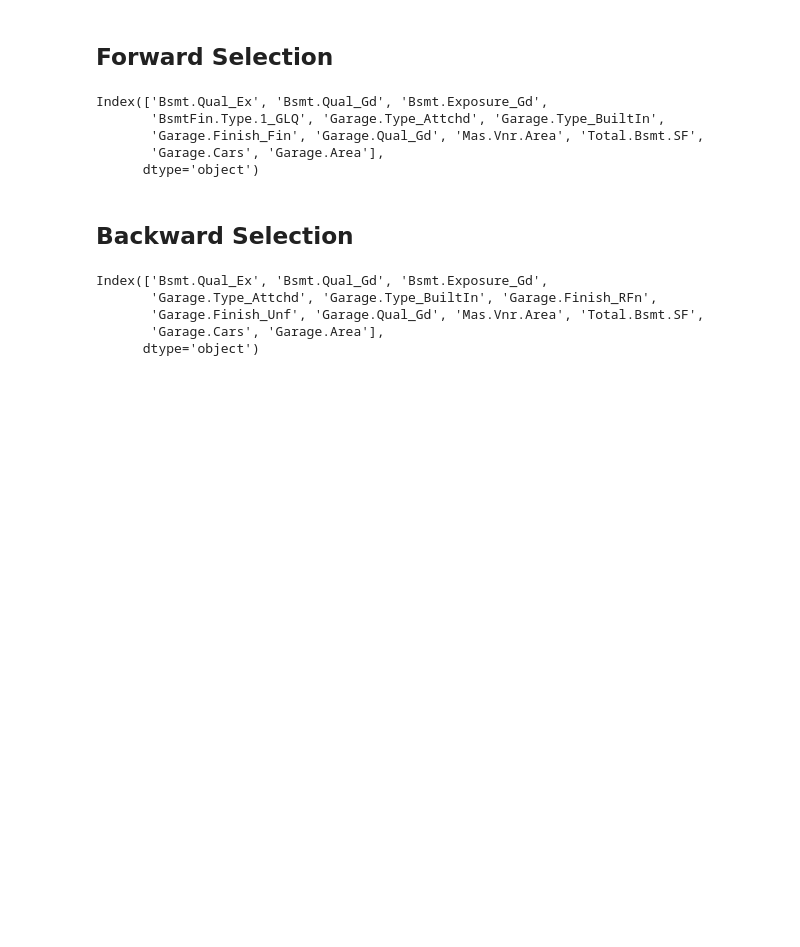
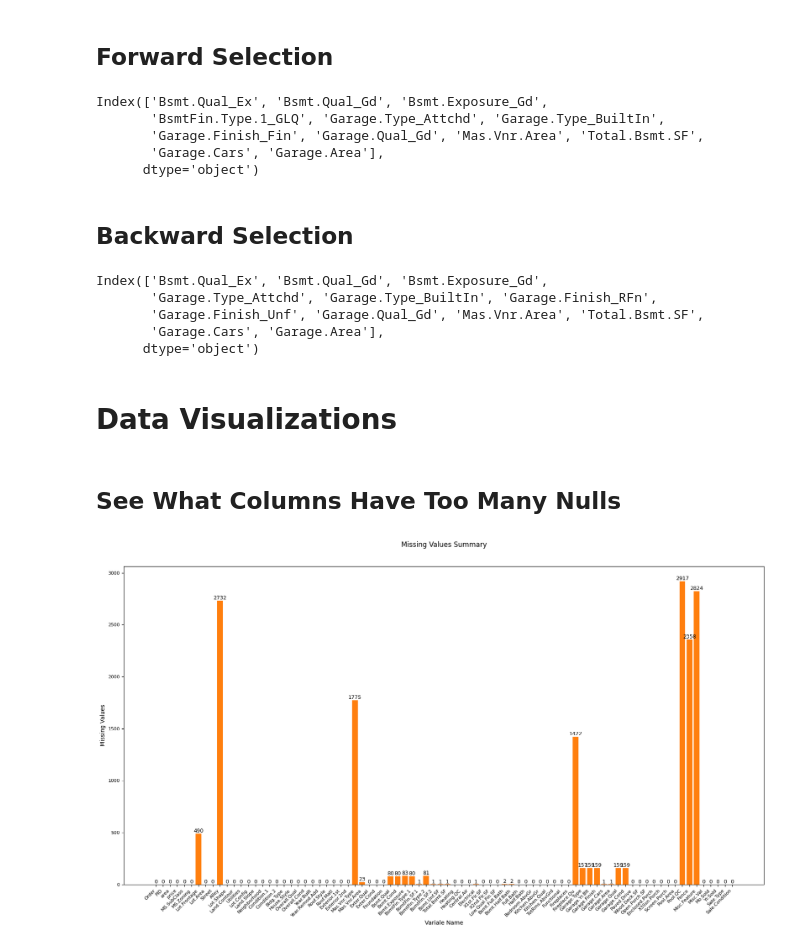
Before and after one commit to CategorIAN/CSCI550MP2, a Jupyter notebook: nb2.ipynb, the cells around one changed output. Drawn from its saved outputs; the diff is of its cells as text; code cells hidden in the pictures; blank space fills up the shorter version.

```diff
--- a/nb2.ipynb
+++ b/nb2.ipynb
@@ -79,3 +127,36 @@ Index(['Bsmt.Qual_Ex', 'Bsmt.Qual_Gd', 'Bsmt.Exposure_Gd',
        'Garage.Finish_Unf', 'Garage.Qual_Gd', 'Mas.Vnr.Area', 'Total.Bsmt.SF',
        'Garage.Cars', 'Garage.Area'],
       dtype='object')
+# %% [markdown]
+# Data Visualizations
+# %% [markdown]
+## See What Columns Have Too Many Nulls
+# %%
+# Check for missing values
+missing_values = data.isnull().sum()
+
+# Creat the figure and specify the size
+plt.figure(figsize=(20, 10))
+
+# Create the bar chart
+bars = plt.bar(missing_values.index, missing_values.values)
+plt.bar(missing_values.index, missing_values.values)
+plt.xlabel('Variale Name')
+plt.ylabel('Missing Values')
+plt.title('Missing Values Summary', y=1.05)
+
+# Rotate x-axis labels for better visibility and reduce font size
+plt.xticks(rotation=45, ha='right', fontsize=8)  # Adjust the rotation angle and font size as needed
+plt.yticks(fontsize=8)
+
+# Add the actual values on top of each bar
+for bar in bars:
+    yval = bar.get_height()
+    plt.text(bar.get_x() + bar.get_width()/2, yval, round(yval, 2), ha='center', va='bottom', color='black', fontsize=9)
+
+# Save the plot as an image (PNG format in this example)
+#plt.savefig('Ams_missing_values_plot.png', bbox_inches='tight')
+
+plt.show()
+# %% [output]
+[figure, added]
```
Also changed, not shown: parts of 16 cells of this notebook, 2 other files.
